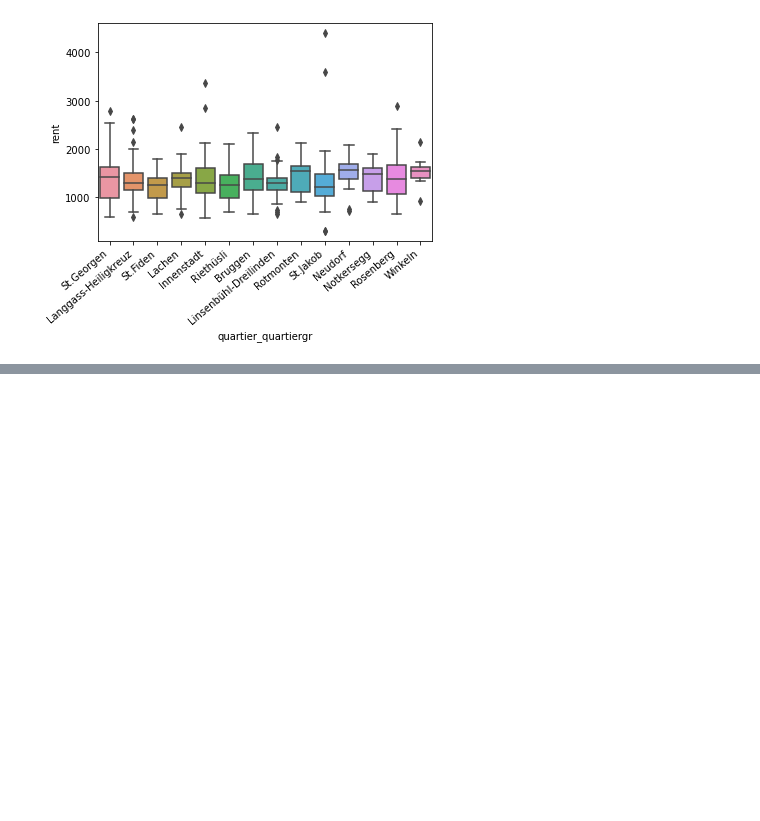
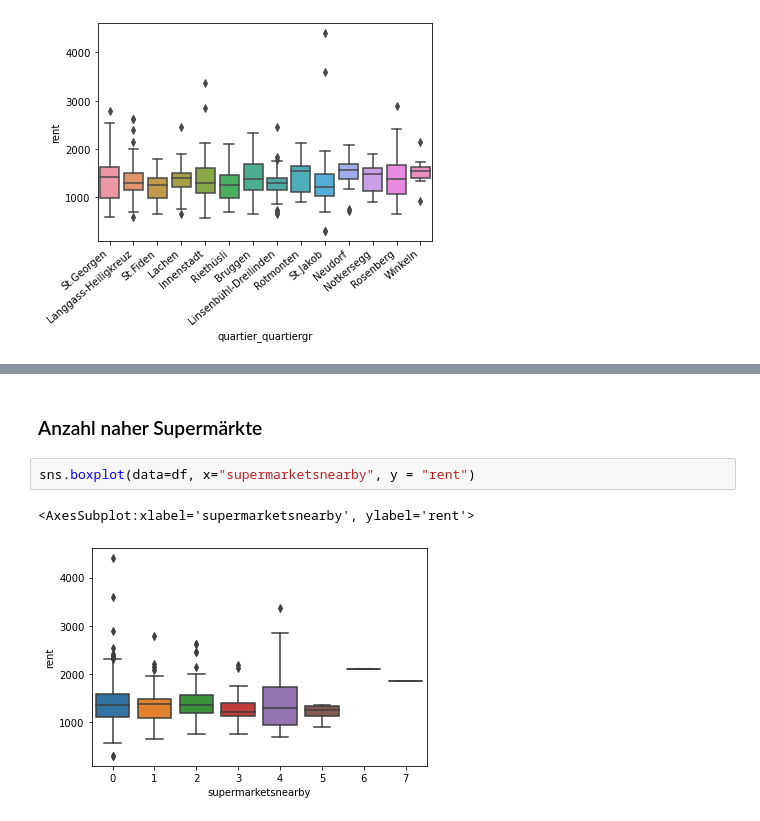
Before and after one commit to jonupp/lagequalitaet-team-sml, a Jupyter notebook: joeljonas.ipynb, the cells around one changed output, grey strips where cells are left out. Drawn from its saved outputs; the diff is of its cells as text; blank space fills up the shorter version.

```diff
--- a/joeljonas.ipynb
+++ b/joeljonas.ipynb
@@ -129,0 +110,7 @@ plt.set_xticklabels(plt.get_xticklabels(), rotation=40, ha="right")
+# %% [markdown]
+### Anzahl naher Supermärkte
+# %%
+sns.boxplot(data=df, x="supermarketsnearby", y = "rent")
+# %% [output]
+<AxesSubplot:xlabel='supermarketsnearby', ylabel='rent'>
+[figure, added]
```
Also changed, not shown: parts of 32 cells of this notebook.
